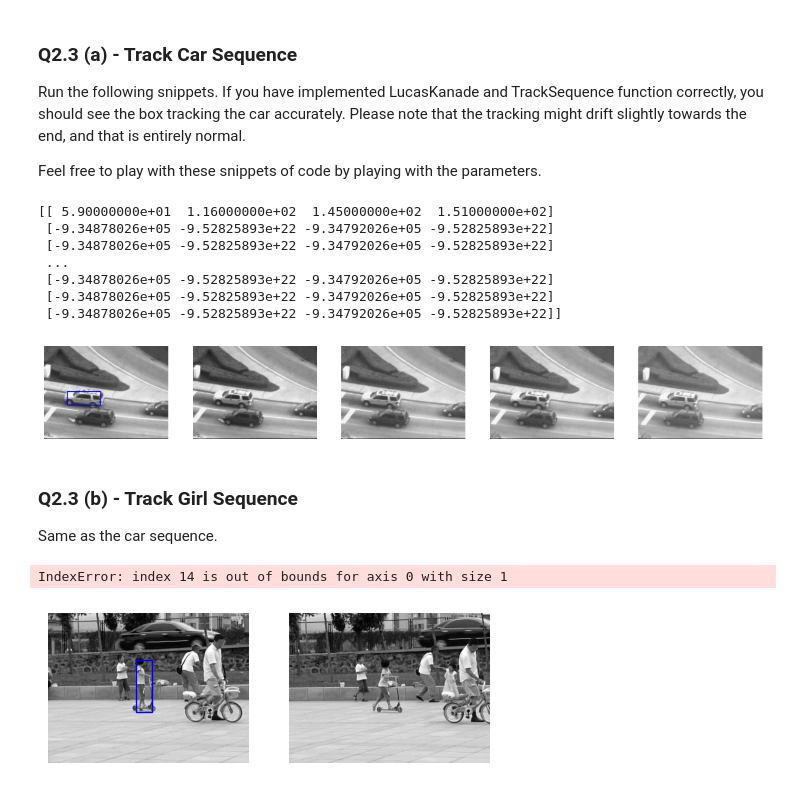
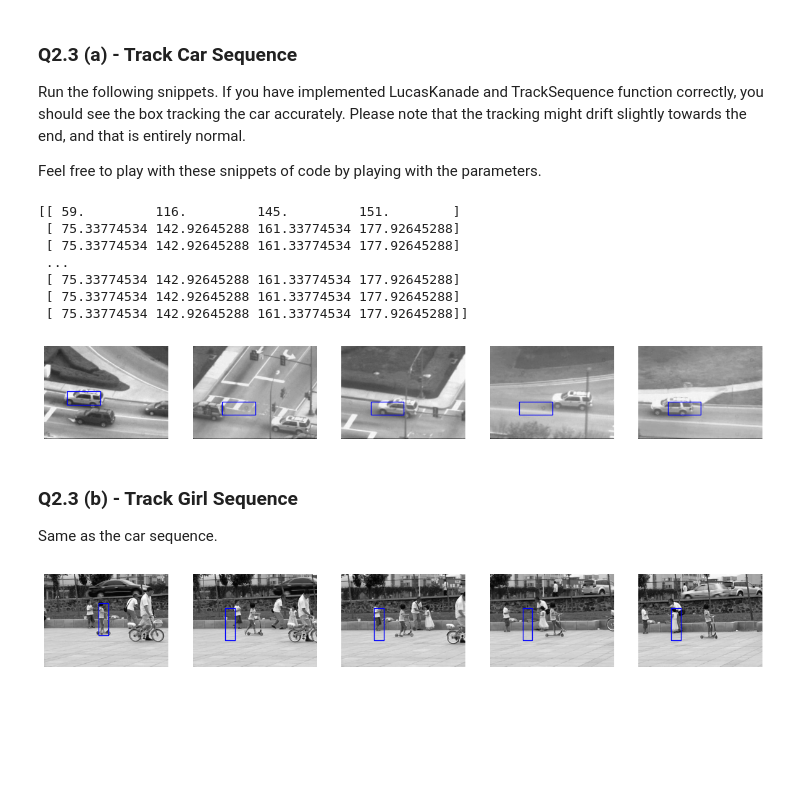
Before and after one commit to PAOK-2001/ComputerVision-16720, a Jupyter notebook: hw2/LucasKanade.ipynb, the cells around one changed output. Cells and saved outputs as stored; diff of their text form; code cells hidden in the pictures; blank space fills up the shorter version.

Commit message:
Fixed gradient axis bug

```diff
--- a/hw2/LucasKanade.ipynb
+++ b/hw2/LucasKanade.ipynb
@@ -107,51 +102,46 @@ def LucasKanade(It, It1, rect, threshold, num_iters, p0=np.zeros(2)):
                 [1, 0],
                 [0, 1]
             ]
-        return np.array(jacobian)
+        return np.array(jacobian, dtype=np.float32)
 
     # Initialize variables
     p = p0 # Warp parameters
     spline_t0 = RectBivariateSpline(np.arange(It.shape[0]), np.arange(It.shape[1]), It)
     spline_t1 = RectBivariateSpline(np.arange(It1.shape[0]), np.arange(It1.shape[1]), It1)
+
     # Precompute image gradients
-    I_dx = np.gradient(It1, axis=0)
-    I_dy = np.gradient(It1, axis=1)
+    I_dy = np.gradient(It1, axis=0)
+    I_dx = np.gradient(It1, axis=1)
     grad_spline_dx = RectBivariateSpline(np.arange(It1.shape[0]), np.arange(It1.shape[1]), I_dx)
     grad_spline_dy = RectBivariateSpline(np.arange(It1.shape[0]), np.arange(It1.shape[1]), I_dy)
+
     # Adjust the rect coordinates
-    rect_np = np.array([
-        [rect[0], rect[1]],
-        [rect[2], rect[3]]
-    ])
-    (x1,y1),(x2,y2) = rect_np
-    # Init template
-    xs = np.arange(x1, x2)
-    ys = np.arange(y1, y2)
-    X, Y = np.meshgrid(xs, ys)
+    x1, y1, x2, y2 = rect
+    rec_x = np.arange(x1, x2+1)
+    rec_y = np.arange(y1, y2+1)
+    X, Y = np.meshgrid(rec_x, rec_y)
     template_t0 = spline_t0.ev(Y, X) # Sample the template from It
 
     # Iterate over num_iters
     for i in range(num_iters):
         # Warp the image
-        X, Y = Y + p[1], X + p[0]
+        warped_y, warped_x = Y + p[1], X + p[0]
 
         # Sample template
-        template_t1 = spline_t1.ev(Y, X) # Sample the template from It1
+        template_t1 = spline_t1.ev(warped_y, warped_x) # Sample the template from It1
 
         # Build system A
         # 1) by computing the Jacobian
         J = get_jacobian(x=None, y=None, transform_type='translation')
         # 2) by computing the gradient of the image
-        dx = grad_spline_dx.ev(Y, X).reshape(-1, 1)
-        dy = grad_spline_dy.ev(Y, X).reshape(-1, 1)
+        dx = grad_spline_dx.ev(warped_y, warped_x).flatten()
+        dy = grad_spline_dy.ev(warped_y, warped_x).flatten()
+        image_grad = np.vstack([dx, dy]).T
 
-        image_grad = np.hstack((dx, dy))
         # 3) by computing the product of the Jacobian and the gradient
         A = image_grad @ J
-
         # Build b by computing the error
         b = (template_t0 - template_t1).flatten()
-
         # Solve linear system and update p
         try:
             delta_p = np.linalg.solve(A.T @ A, A.T @ b)
@@ -162,7 +152,6 @@ def LucasKanade(It, It1, rect, threshold, num_iters, p0=np.zeros(2)):
         p[1] +=  delta_p[1]
         if np.linalg.norm(delta_p) <= threshold:
             break
-
     return p
 # %% [markdown]
 ## Debug Q2.2
@@ -196,7 +185,7 @@ draw_rect(rect,'b')
 
 # Target frame + LK
 # It1  = seq[:,:, 20]
-It1  = seq[:,:, 2]
+It1  = seq[:,:, 10]
 plt.subplot(1,2,2)
 plt.imshow(It1, cmap='gray')
 plt.title('Target image\n (red = init, blue = final)')
@@ -256,25 +245,25 @@ def visualize_track(seq,rects,frames):
 # %%
 seq = np.load("data/carseq.npy")
 rect = [59, 116, 145, 151]
 
 # NOTE: feel free to play with these parameters
-num_iters = 100
+num_iters = 1000
 threshold = 0.01
 
 rects = TrackSequence(seq, rect, num_iters, threshold)
 
-# visualize_track(seq,rects,[0, 79, 159, 279, 409])
+visualize_track(seq,rects,[0, 79, 159, 279, 409])
 print(rects)
-visualize_track(seq,rects,[0, 1, 3, 5, 7])
+# visualize_track(seq,rects,[0, 1, 3, 5, 7])
 # %% [output]
-[[ 5.90000000e+01  1.16000000e+02  1.45000000e+02  1.51000000e+02]
- [-9.34878026e+05 -9.52825893e+22 -9.34792026e+05 -9.52825893e+22]
- [-9.34878026e+05 -9.52825893e+22 -9.34792026e+05 -9.52825893e+22]
+[[ 59.         116.         145.         151.        ]
+ [ 75.33774534 142.92645288 161.33774534 177.92645288]
+ [ 75.33774534 142.92645288 161.33774534 177.92645288]
  ...
- [-9.34878026e+05 -9.52825893e+22 -9.34792026e+05 -9.52825893e+22]
- [-9.34878026e+05 -9.52825893e+22 -9.34792026e+05 -9.52825893e+22]
- [-9.34878026e+05 -9.52825893e+22 -9.34792026e+05 -9.52825893e+22]]
+ [ 75.33774534 142.92645288 161.33774534 177.92645288]
+ [ 75.33774534 142.92645288 161.33774534 177.92645288]
+ [ 75.33774534 142.92645288 161.33774534 177.92645288]]
-[figure, old version]
+[figure, new version]
 # %% [markdown]
 ### Q2.3 (b) - Track Girl Sequence
 
@@ -292,5 +281,4 @@ rects = TrackSequence(seq, rect, num_iters, threshold)
 
 visualize_track(seq,rects,[0, 14, 34, 64, 84])
 # %% [output]
-IndexError: index 14 is out of bounds for axis 0 with size 1
-[figure, old version]
+[figure, new version]
```
Also changed, not shown: parts of 2 cells of this notebook.
